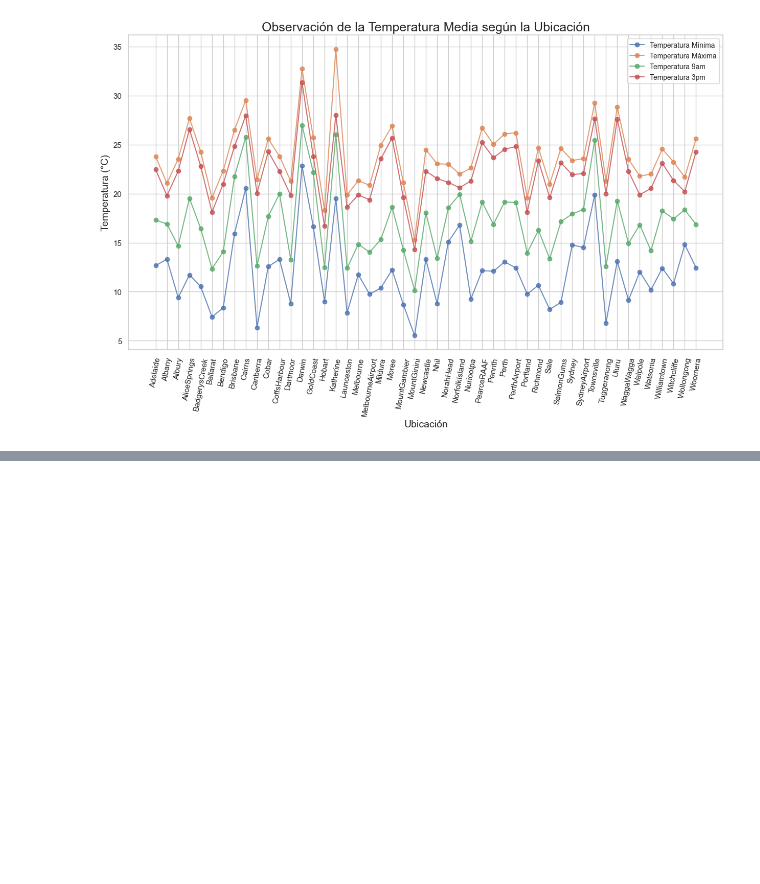
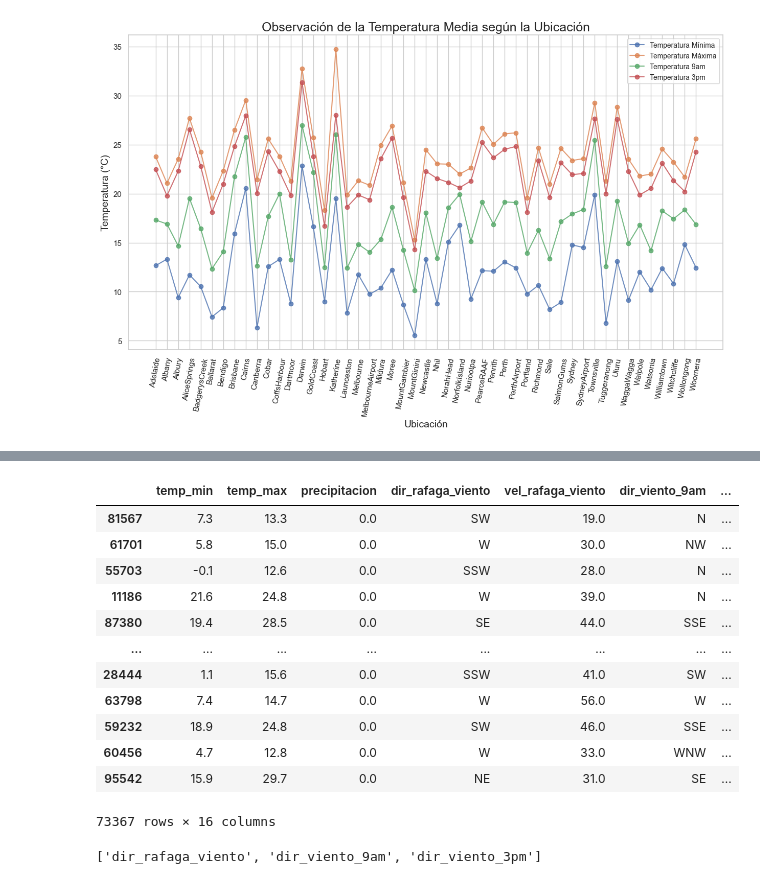
Before and after one commit to mariaRam2003/hdt6_mineria, a Jupyter notebook: HT6-EDA.ipynb, the cells around one changed output, grey strips where cells are left out. Cells and saved outputs as stored; diff of their text form; code cells hidden in the pictures; blank space fills up the shorter version.

```diff
--- a/HT6-EDA.ipynb
+++ b/HT6-EDA.ipynb
@@ -830,0 +837,7 @@ plt.show()
+# %%
+# sepramos el input y el output en X y Y respectivamente
+
+Y = data['lluvia_manana']
+X = data.drop(['lluvia_manana', 'fecha', 'ubicacion'], axis=1)
+
+X.head()
@@ -830,0 +851,30 @@ plt.show()
+# %%
+# separamos la data de entrenamiento y de prueba
+X_train, X_test, y_train, y_test = train_test_split(X, Y, test_size = 0.3, random_state = 0)
+X_train
+# %% [output]
+|  | temp_min | temp_max | precipitacion | dir_rafaga_viento | vel_rafaga_viento | dir_viento_9am | ... |
+| 81567 | 7.3 | 13.3 | 0.0 | SW | 19.0 | N | ... |
+| 61701 | 5.8 | 15.0 | 0.0 | W | 30.0 | NW | ... |
+| 55703 | -0.1 | 12.6 | 0.0 | SSW | 28.0 | N | ... |
+| 11186 | 21.6 | 24.8 | 0.0 | W | 39.0 | N | ... |
+| 87380 | 19.4 | 28.5 | 0.0 | SE | 44.0 | SSE | ... |
+| ... | ... | ... | ... | ... | ... | ... | ... |
+| 28444 | 1.1 | 15.6 | 0.0 | SSW | 41.0 | SW | ... |
+| 63798 | 7.4 | 14.7 | 0.0 | W | 56.0 | W | ... |
+| 59232 | 18.9 | 24.8 | 0.0 | SW | 46.0 | SSE | ... |
+| 60456 | 4.7 | 12.8 | 0.0 | W | 33.0 | WNW | ... |
+| 95542 | 15.9 | 29.7 | 0.0 | NE | 31.0 | SE | ... |
+73367 rows × 16 columns
+# %%
+# Hacemos un array con el nombre de las variables categoricas
+
+categoricas = []
+
+for columna in X.columns:
+    if data[columna].dtype=='O':
+        categoricas.append(columna)
+
+categoricas
+# %% [output]
+['dir_rafaga_viento', 'dir_viento_9am', 'dir_viento_3pm']
```
Also changed, not shown: parts of 8 cells of this notebook.
